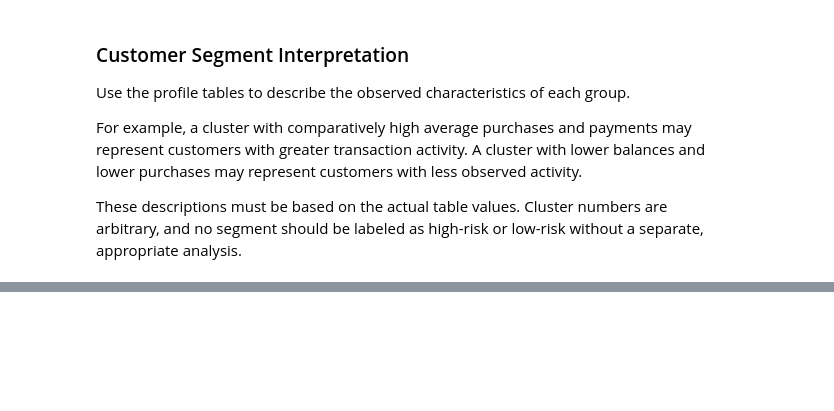
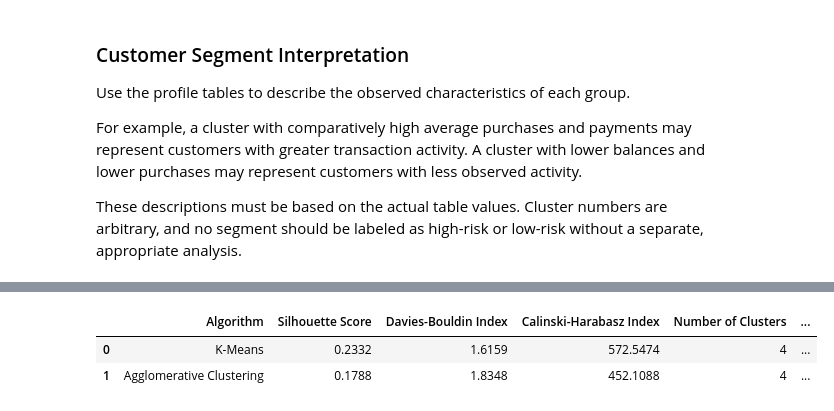
Before and after one commit to mith-sen/ML_Case_Study, a Jupyter notebook: notebooks/clustering.ipynb, the cells around one changed output, grey strips where cells are left out. Saved outputs shown, nothing was run; the diff lists cells and outputs as text; code cells hidden in the pictures; blank space fills up the shorter version.

Commit message:
Finalize clustering evaluation and conclusions

```diff
--- a/notebooks/clustering.ipynb
+++ b/notebooks/clustering.ipynb
@@ -737,0 +744,28 @@ These descriptions must be based on the actual table values. Cluster numbers are
+# %%
+final_comparison = clustering_results_df.copy()
+
+final_comparison["Number of Clusters"] = BEST_K
+
+final_comparison["Silhouette Rank"] = (
+    final_comparison["Silhouette Score"]
+    .rank(ascending=False, method="min")
+    .astype(int)
+)
+
+final_comparison["Davies-Bouldin Rank"] = (
+    final_comparison["Davies-Bouldin Index"]
+    .rank(ascending=True, method="min")
+    .astype(int)
+)
+
+final_comparison["Calinski-Harabasz Rank"] = (
+    final_comparison["Calinski-Harabasz Index"]
+    .rank(ascending=False, method="min")
+    .astype(int)
+)
+
+display(final_comparison.round(4))
+# %% [output]
+|  | Algorithm | Silhouette Score | Davies-Bouldin Index | Calinski-Harabasz Index | Number of Clusters | ... |
+| 0 | K-Means | 0.2332 | 1.6159 | 572.5474 | 4 | ... |
+| 1 | Agglomerative Clustering | 0.1788 | 1.8348 | 452.1088 | 4 | ... |
```
Also changed, not shown: parts of 2 cells of this notebook.
